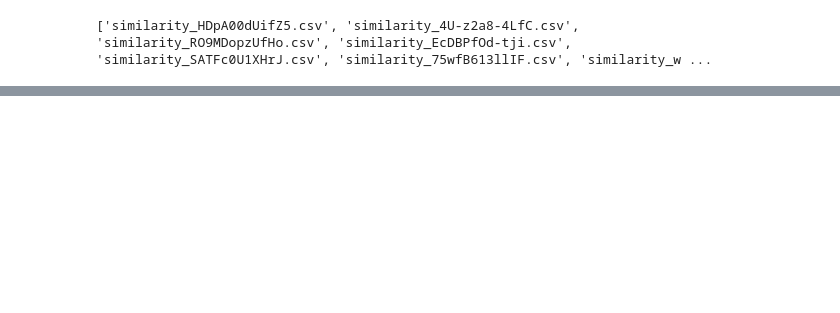
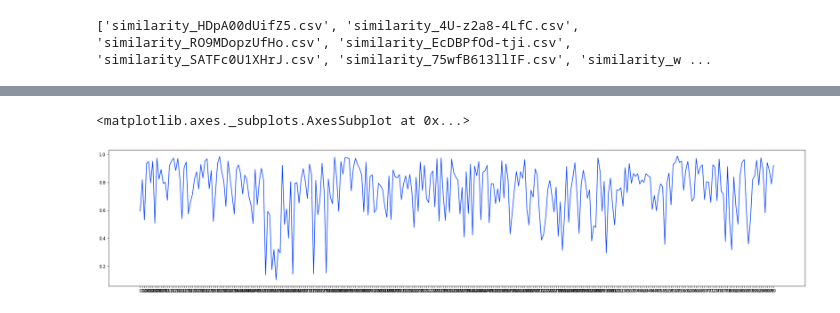
Before and after one commit to digitraceslab/digirhythm, a Jupyter notebook: analysis/similarity.ipynb, the cells around one changed output, grey strips where cells are left out. Saved outputs shown, nothing was run; the diff lists cells and outputs as text; code cells hidden in the pictures; blank space fills up the shorter version.

Commit message:
Creating baseline rhythm

```diff
--- a/analysis/similarity.ipynb
+++ b/analysis/similarity.ipynb
@@ -78,0 +31,10 @@ df
+# %%
+similarity_baseline = pd.read_csv(PATH + "similarity_baseline.csv", index_col=0)
+s = similarity_baseline.loc['0xpBKXpjmT2Z'].dropna()
+
+
+plt.figure(figsize=(30,6))
+sns.lineplot(x=s.index, y=s.values)
+# %% [output]
+<matplotlib.axes._subplots.AxesSubplot at 0x...>
+[figure, added]
```
Also changed, not shown: parts of 5 cells of this notebook, 8 other files.
